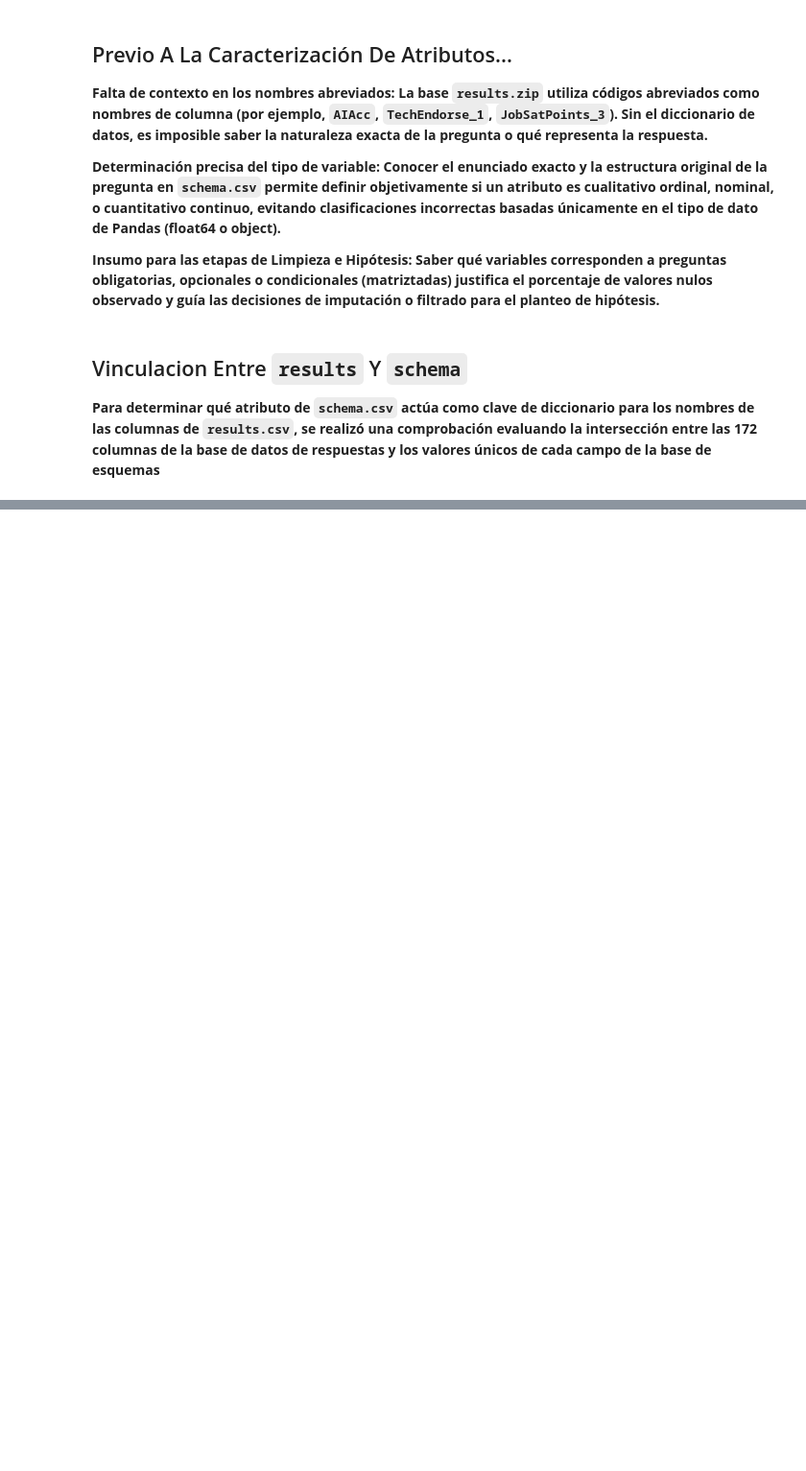
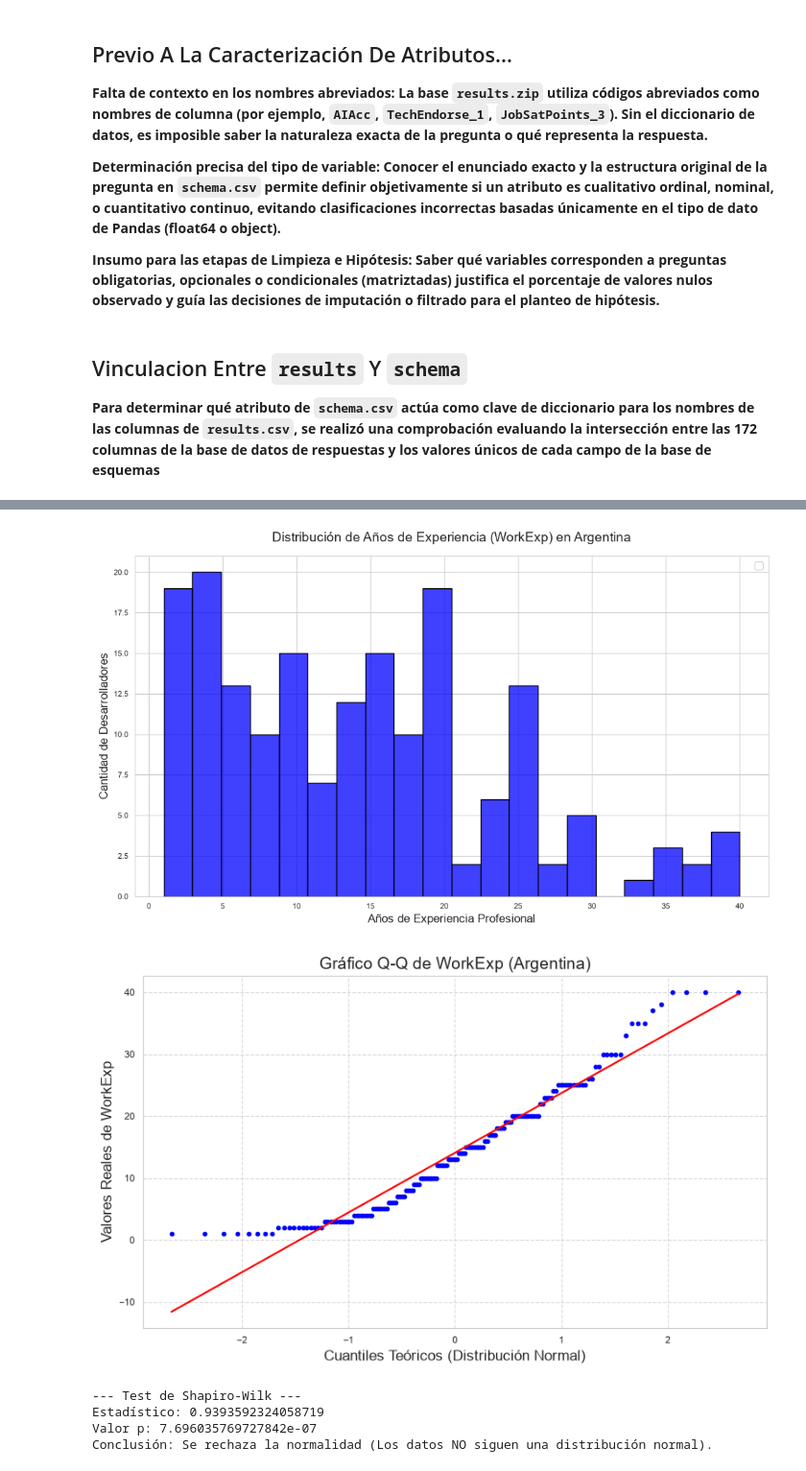
Before and after one commit to Gonza117/tp-fundamentos-ciencia-datos, a Jupyter notebook: TPE_CienciaDeDatos_StackOverflow.ipynb, the cells around one changed output, grey strips where cells are left out. Shown at 96% size. Saved outputs shown, nothing was run; the diff lists cells and outputs as text; code cells hidden in the pictures; blank space fills up the shorter version.

```diff
--- a/TPE_CienciaDeDatos_StackOverflow.ipynb
+++ b/TPE_CienciaDeDatos_StackOverflow.ipynb
@@ -184,0 +763,58 @@ Columnas sin "type": ['ResponseId', 'ConvertedCompYearly']
+# %%
+# 1. Filtrar por Argentina
+df_arg = df_clean[df_clean["Country"] == "Argentina"].copy()
+
+
+# 3. Configurar y crear el gráfico
+plt.figure(figsize=(10, 6))
+sns.set_style("whitegrid")
+
+# Graficar la distribución de los años de experiencia
+sns.histplot(data=df_arg, x="WorkExp", bins=20, color="blue", edgecolor="black")
+
+# Configurar títulos y etiquetas
+plt.title("Distribución de Años de Experiencia (WorkExp) en Argentina", fontsize=14, pad=15)
+plt.xlabel("Años de Experiencia Profesional", fontsize=12)
+plt.ylabel("Cantidad de Desarrolladores", fontsize=12)
+
+# Mostrar la leyenda para identificar las líneas
+plt.legend(fontsize=11)
+
+# Ajustar el diseño y mostrar
+plt.tight_layout()
+plt.show()
+
+#Validacion de hipotesis
+
+# Grafico qqplot para analizar la normalidad de forma visual
+workexp = df_arg["WorkExp"].dropna()
+
+plt.figure(figsize=(8, 5))
+stats.probplot(workexp, dist="norm", plot=plt)
+
+plt.title("Gráfico Q-Q de WorkExp (Argentina)", fontsize=14)
+plt.xlabel("Cuantiles Teóricos (Distribución Normal)", fontsize=12)
+plt.ylabel("Valores Reales de WorkExp", fontsize=12)
+plt.grid(True, linestyle="--", alpha=0.7)
+
+plt.tight_layout()
+plt.show()
+
+#Analizamos normalidad con el test de Shapiro-wilk
+estadistico, p_valor = stats.shapiro(workexp)
+
+print("--- Test de Shapiro-Wilk ---")
+print(f"Estadístico: {estadistico}")
+print(f"Valor p: {p_valor}")
+
+if p_valor > 0.05:
+    print("Conclusión: No se rechaza la normalidad")
+else:
+    print("Conclusión: Se rechaza la normalidad (Los datos NO siguen una distribución normal).")
+# %% [output]
+[figure, added]
+[figure, added]
+--- Test de Shapiro-Wilk ---
+Estadístico: 0.9393592324058719
+Valor p: 7.696035769727842e-07
+Conclusión: Se rechaza la normalidad (Los datos NO siguen una distribución normal).
```
Also changed, not shown: parts of 64 cells of this notebook, 8 other files.
